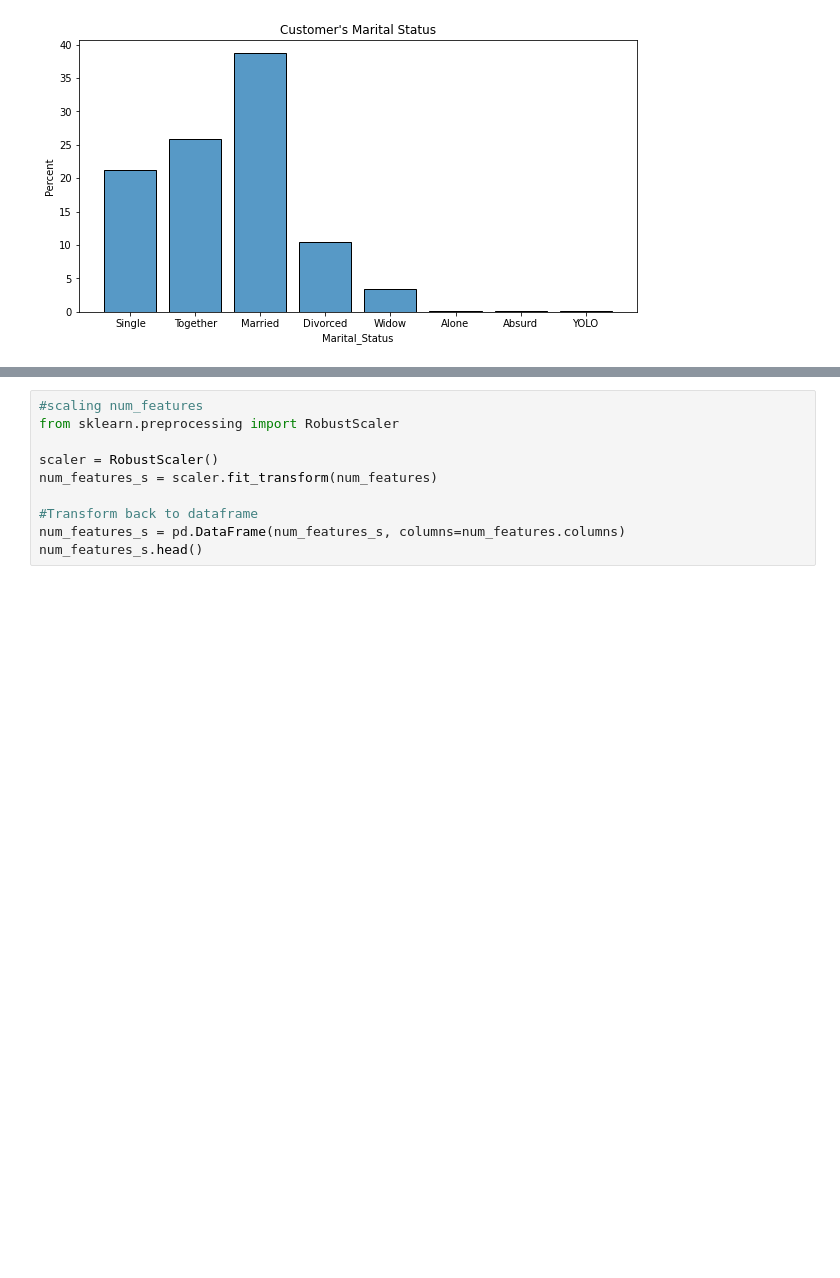
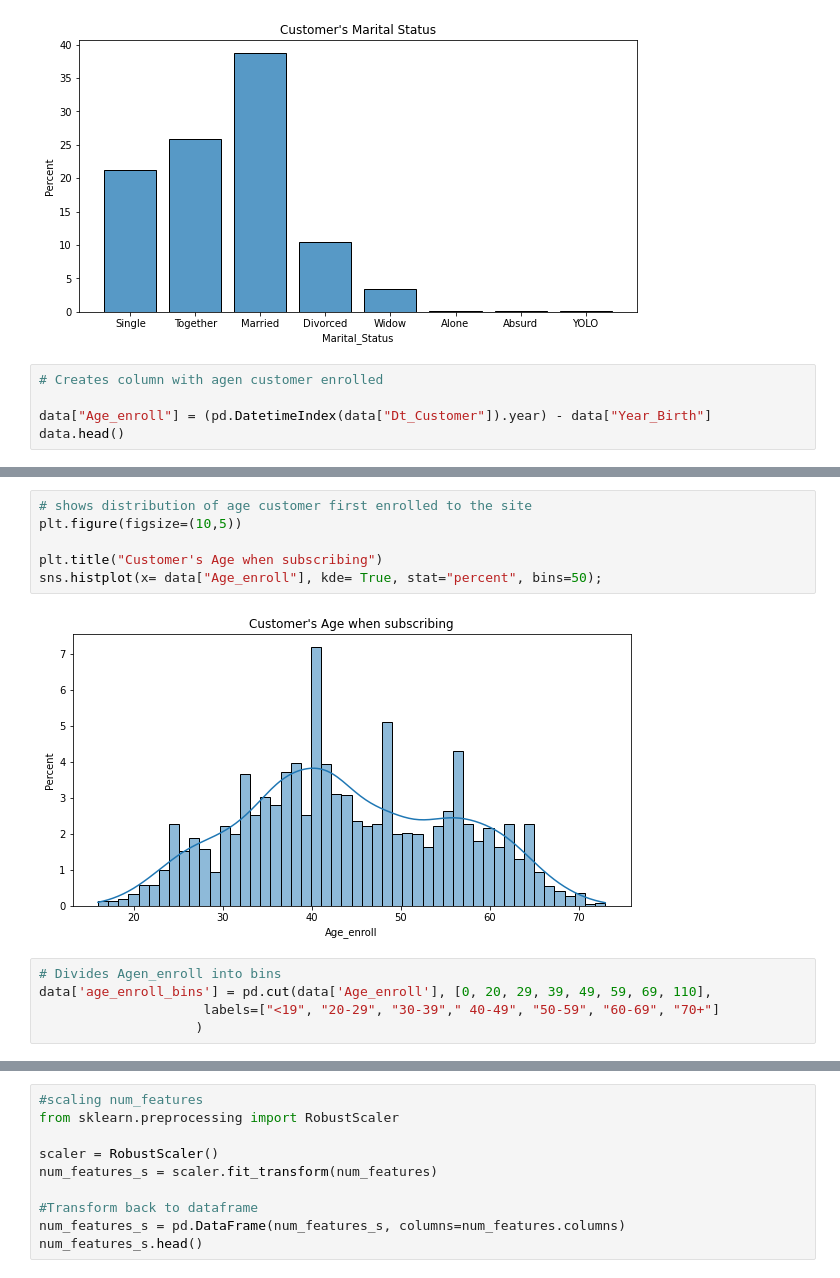
Before and after one commit to drsouzap/personal_challenges, a Jupyter notebook: Marketing_Analytics_Kaggle.ipynb, the cells around one changed output, grey strips where cells are left out. Cells and saved outputs as stored; diff of their text form; blank space fills up the shorter version.

Commit message:
Adding age enrollement

```diff
--- a/Marketing_Analytics_Kaggle.ipynb
+++ b/Marketing_Analytics_Kaggle.ipynb
@@ -242,3 +242,8 @@ plt.title("Customer's Marital Status")
 sns.histplot(data=data, x="Marital_Status", shrink=0.8, stat="percent");
 # %% [output]
 [figure]
+# %%
+# Creates column with agen customer enrolled
+
+data["Age_enroll"] = (pd.DatetimeIndex(data["Dt_Customer"]).year) - data["Year_Birth"]
+data.head()
@@ -244,0 +258,13 @@ sns.histplot(data=data, x="Marital_Status", shrink=0.8, stat="percent");
+# %%
+# shows distribution of age customer first enrolled to the site
+plt.figure(figsize=(10,5))
+
+plt.title("Customer's Age when subscribing")
+sns.histplot(x= data["Age_enroll"], kde= True, stat="percent", bins=50);
+# %% [output]
+[figure, added]
+# %%
+# Divides Agen_enroll into bins
+data['age_enroll_bins'] = pd.cut(data['Age_enroll'], [0, 20, 29, 39, 49, 59, 69, 110],
+                     labels=["<19", "20-29", "30-39"," 40-49", "50-59", "60-69", "70+"]
+                    )
```
Also changed, not shown: parts of 5 cells of this notebook.
